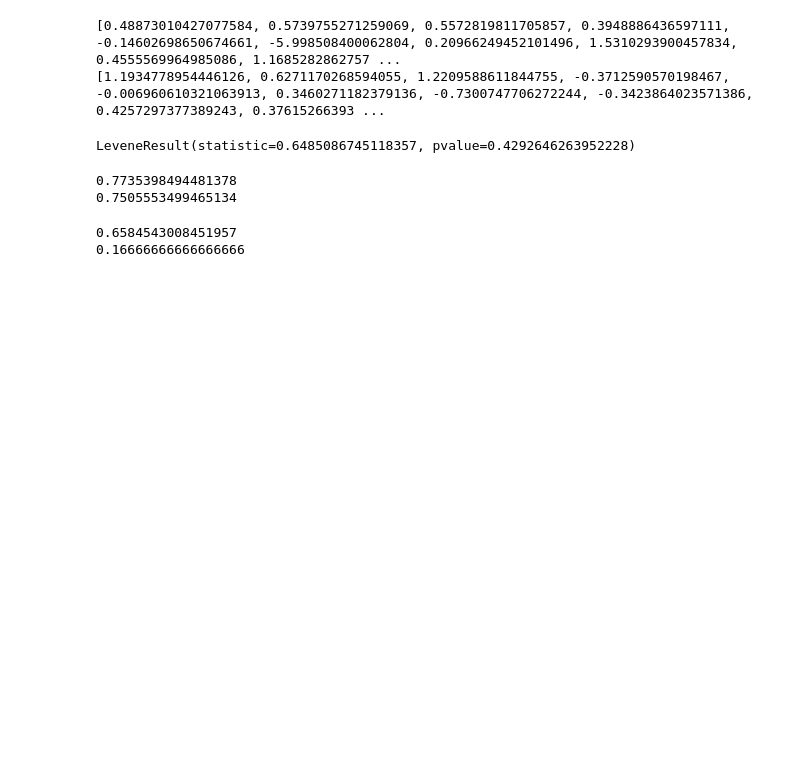
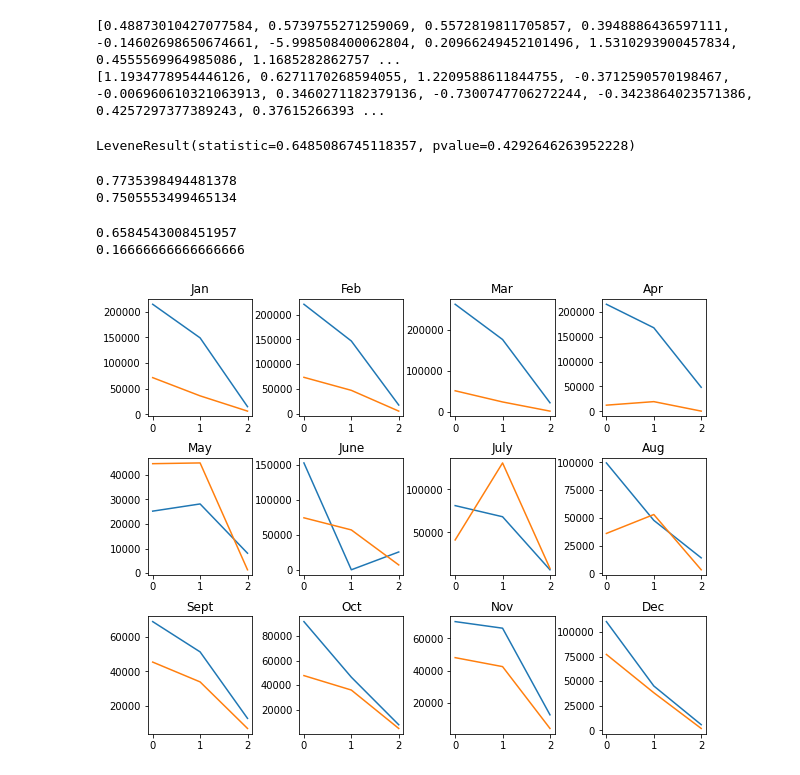
Before and after one commit to BruceWangXD/person_step_data, a Jupyter notebook: Yiming/hourInterval_datasetFormation.ipynb, the cells around one changed output. Cells and saved outputs as stored; diff of their text form; code cells hidden in the pictures; blank space fills up the shorter version.

```diff
--- a/Yiming/hourInterval_datasetFormation.ipynb
+++ b/Yiming/hourInterval_datasetFormation.ipynb
@@ -285,3 +333,89 @@ print(statistic)
 # %% [output]
 0.6584543008451957
 0.16666666666666666
+# %%
+fig=plt.figure(figsize = (10,8))
+
+
+
+
+
+ax1=fig.add_subplot(3,4,1)
+
+l_2015=ax1.plot(merge_2019[0:3],label='2019_Jan')
+l_2016=ax1.plot(merge_2020[0:3],label='2020_Jan')
+plt.title('Jan')
+
+
+
+ax2=fig.add_subplot(3,4,2)
+
+l_2015=ax2.plot(merge_2019[3:6],label='2019_Jan')
+l_2016=ax2.plot(merge_2020[3:6],label='2020_Jan')
+plt.title('Feb')
+
+ax3=fig.add_subplot(3,4,3)
+
+l_2015=ax3.plot(merge_2019[6:9],label='2019_Jan')
+l_2016=ax3.plot(merge_2020[6:9],label='2020_Jan')
+plt.title('Mar')
+
+ax4=fig.add_subplot(3,4,4)
+
+l_2015=ax4.plot(merge_2019[9:12],label='2019_Jan')
+l_2016=ax4.plot(merge_2020[9:12],label='2020_Jan')
+plt.title('Apr')
+
+ax5=fig.add_subplot(3,4,5)
+
+l_2015=ax5.plot(merge_2019[12:15],label='2019_Jan')
+l_2016=ax5.plot(merge_2020[12:15],label='2020_Jan')
+plt.title('May')
+
+
+ax6=fig.add_subplot(3,4,6)
+
+l_2015=ax6.plot(merge_2019[15:18],label='2019_Jan')
+l_2016=ax6.plot(merge_2020[15:18],label='2020_Jan')
+plt.title('June')
+
+
+
+ax7=fig.add_subplot(3,4,7)
+
+l_2015=ax7.plot(merge_2019[18:21],label='2019_Jan')
+l_2016=ax7.plot(merge_2020[18:21],label='2020_Jan')
+
+plt.title('July')
+ax8=fig.add_subplot(3,4,8)
+
+l_2015=ax8.plot(merge_2019[21:24],label='2019_Jan')
+l_2016=ax8.plot(merge_2020[21:24],label='2020_Jan')
+plt.title('Aug')
+ax9=fig.add_subplot(3,4,9)
+
+l_2015=ax9.plot(merge_2019[24:27],label='2019_Jan')
+l_2016=ax9.plot(merge_2020[24:27],label='2020_Jan')
+plt.title('Sept')
+ax10=fig.add_subplot(3,4,10)
+
+l_2015=ax10.plot(merge_2019[27:30],label='2019_Jan')
+l_2016=ax10.plot(merge_2020[27:30],label='2020_Jan')
+plt.title('Oct')
+
+ax11=fig.add_subplot(3,4,11)
+
+l_2015=ax11.plot(merge_2019[30:33],label='2019_Jan')
+l_2016=ax11.plot(merge_2020[30:33],label='2020_Jan')
+plt.title('Nov')
+
+ax12=fig.add_subplot(3,4,12)
+
+l_2015=ax12.plot(merge_2019[33:36],label='2019_Jan')
+l_2016=ax12.plot(merge_2020[33:36],label='2020_Jan')
+plt.title('Dec')
+
+plt.subplots_adjust(wspace =0.45, hspace =0.35)
+plt.show()
+# %% [output]
+[figure, added]
```
Also changed, not shown: parts of 2 cells of this notebook.
